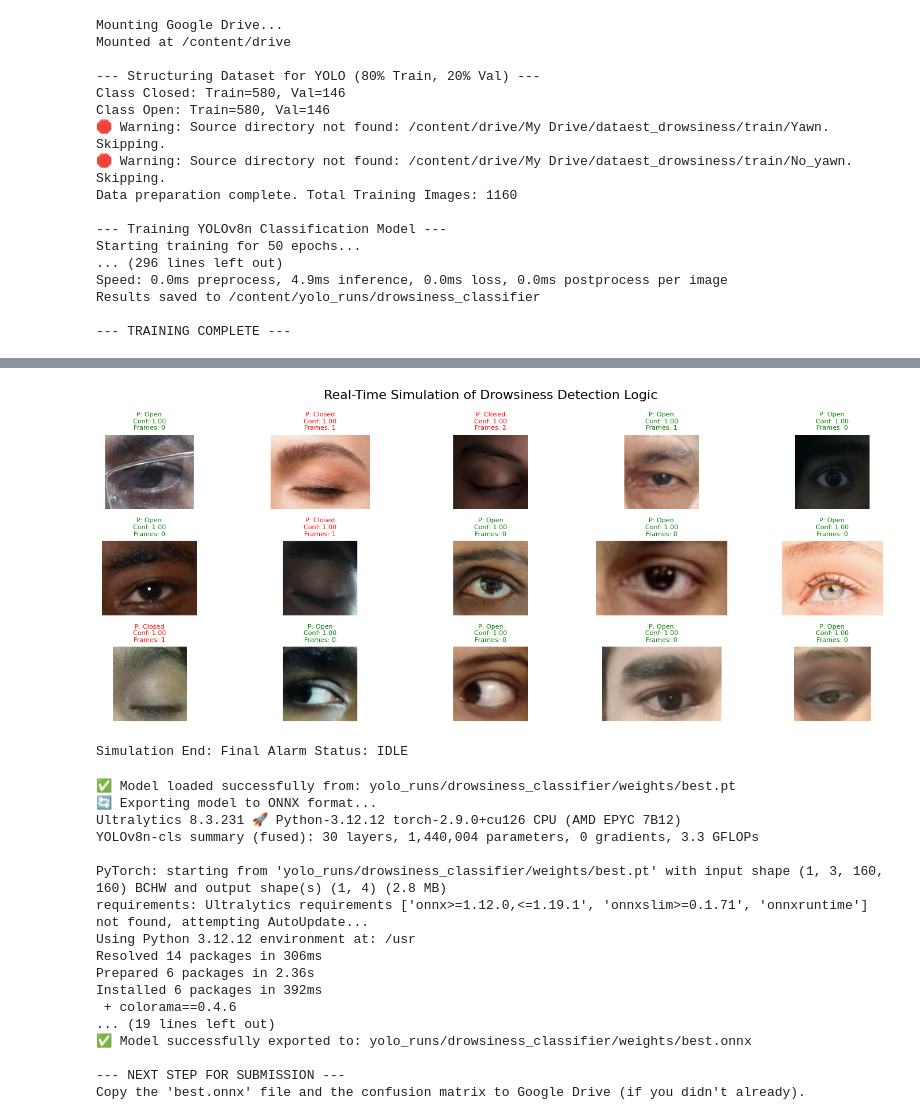
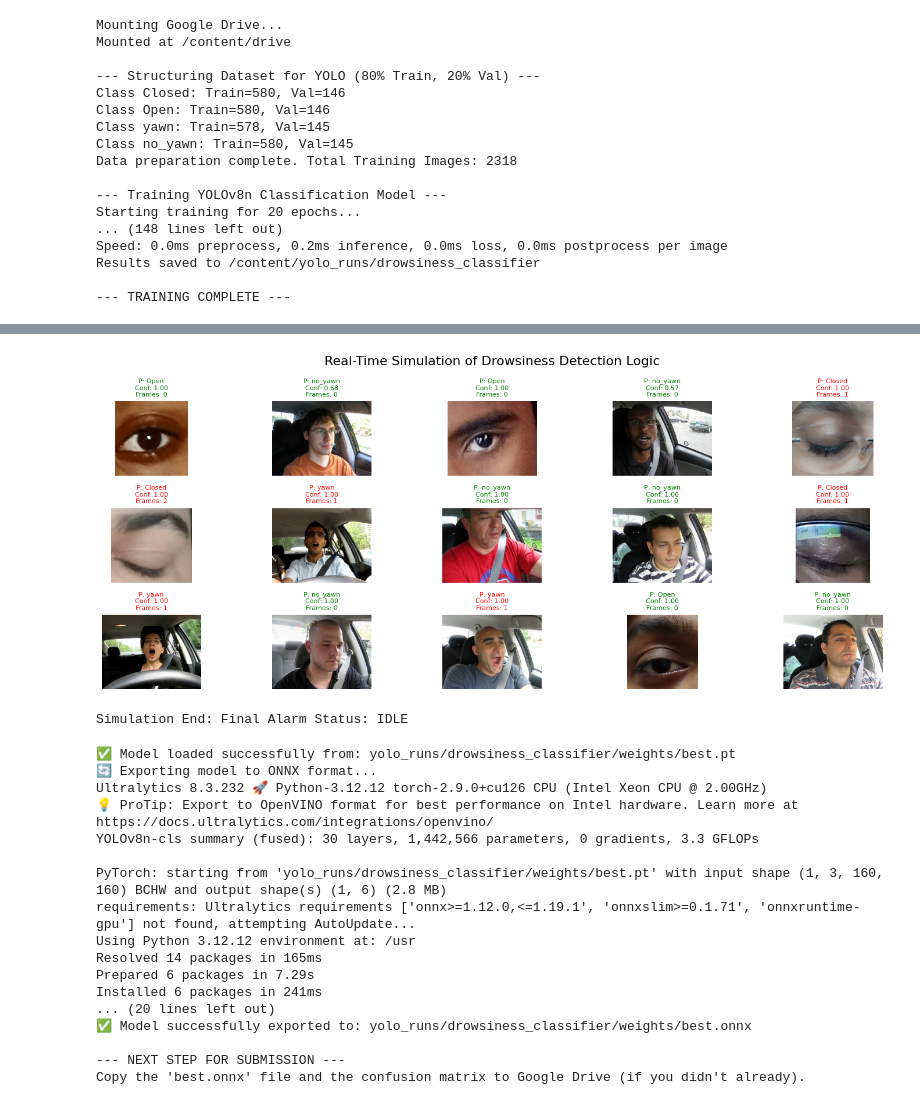
Before and after one commit to ssingla2005/Capstone, a Jupyter notebook: Untitled24.ipynb, the cells around one changed output, grey strips where cells are left out. Cells and saved outputs as stored; diff of their text form; code cells hidden in the pictures.

```diff
--- a/Untitled24.ipynb
+++ b/Untitled24.ipynb
@@ -47,7 +47,7 @@ drive.mount('/content/drive', force_remount=True)
 
 # Verify and set paths
 BASE_DATA_PATH = '/content/drive/My Drive/dataest_drowsiness/train'
-CLASS_NAMES = ['Closed', 'Open', 'Yawn', 'No_yawn']
+CLASS_NAMES = ['Closed', 'Open', 'yawn', 'no_yawn']
 YOLO_DATA_ROOT = '/content/yolo_drowsiness_data'
 TRAIN_DIR = os.path.join(YOLO_DATA_ROOT, 'train')
 VAL_DIR = os.path.join(YOLO_DATA_ROOT, 'val')
@@ -86,7 +86,7 @@ print("\n--- Training YOLOv8n Classification Model ---")
 
 model = YOLO('yolov8n-cls.pt')
 
-NUM_EPOCHS = 50
+NUM_EPOCHS = 20
 IMG_SIZE = 145
 BATCH_SIZE = 32
 
@@ -111,14 +111,14 @@ Mounted at /content/drive
 --- Structuring Dataset for YOLO (80% Train, 20% Val) ---
 Class Closed: Train=580, Val=146
 Class Open: Train=580, Val=146
-🛑 Warning: Source directory not found: /content/drive/My Drive/dataest_drowsiness/train/Yawn. Skipping.
-🛑 Warning: Source directory not found: /content/drive/My Drive/dataest_drowsiness/train/No_yawn. Skipping.
-Data preparation complete. Total Training Images: 1160
+Class yawn: Train=578, Val=145
+Class no_yawn: Train=580, Val=145
+Data preparation complete. Total Training Images: 2318
 
 --- Training YOLOv8n Classification Model ---
-Starting training for 50 epochs...
-... (296 lines left out)
-Speed: 0.0ms preprocess, 4.9ms inference, 0.0ms loss, 0.0ms postprocess per image
+Starting training for 20 epochs...
+... (148 lines left out)
+Speed: 0.0ms preprocess, 0.2ms inference, 0.0ms loss, 0.0ms postprocess per image
 Results saved to /content/yolo_runs/drowsiness_classifier
 
 --- TRAINING COMPLETE ---
@@ -137,7 +137,7 @@ from ultralytics import YOLO # Ensure this import is successful now!
 RUNS_DIR = 'yolo_runs'
 PROJECT_NAME = 'drowsiness_classifier'
 VAL_DIR = '/content/yolo_drowsiness_data/val'
-CLASS_NAMES = ['Closed', 'Open', 'Yawn', 'No_yawn']
+CLASS_NAMES = ['Closed', 'Open', 'yawn', 'no_yawn']
 
 # Construct the path to the best weights
 BEST_WEIGHTS_PATH = os.path.join(RUNS_DIR, PROJECT_NAME, 'weights/best.pt')
@@ -199,7 +199,7 @@ else:
             CLOSED_EYE_COUNT += 1
             YAWN_COUNT = 0
             status_color = 'red'
-        elif predicted_class_name == 'Yawn' and confidence > DROWSINESS_THRESHOLD:
+        elif predicted_class_name == 'yawn' and confidence > DROWSINESS_THRESHOLD:
             YAWN_COUNT += 1
             CLOSED_EYE_COUNT = 0
             status_color = 'red'
@@ -235,20 +235,20 @@ Requirement already satisfied: ultralytics in /usr/local/lib/python3.12/dist-pac
 Requirement already satisfied: numpy>=1.23.0 in /usr/local/lib/python3.12/dist-packages (from ultralytics) (2.0.2)
 Requirement already satisfied: matplotlib>=3.3.0 in /usr/local/lib/python3.12/dist-packages (from ultralytics) (3.10.0)
 Requirement already satisfied: opencv-python>=4.6.0 in /usr/local/lib/python3.12/dist-packages (from ultralytics) (4.12.0.88)
 Requirement already satisfied: pillow>=7.1.2 in /usr/local/lib/python3.12/dist-packages (from ultralytics) (11.3.0)
 Requirement already satisfied: pyyaml>=5.3.1 in /usr/local/lib/python3.12/dist-packages (from ultralytics) (6.0.3)
 Requirement already satisfied: requests>=2.23.0 in /usr/local/lib/python3.12/dist-packages (from ultralytics) (2.32.4)
 Requirement already satisfied: scipy>=1.4.1 in /usr/local/lib/python3.12/dist-packages (from ultralytics) (1.16.3)
 Requirement already satisfied: torch>=1.8.0 in /usr/local/lib/python3.12/dist-packages (from ultralytics) (2.9.0+cu126)
 Requirement already satisfied: torchvision>=0.9.0 in /usr/local/lib/python3.12/dist-packages (from ultralytics) (0.24.0+cu126)
 Requirement already satisfied: psutil>=5.8.0 in /usr/local/lib/python3.12/dist-packages (from ultralytics) (5.9.5)
 Requirement already satisfied: polars>=0.20.0 in /usr/local/lib/python3.12/dist-packages (from ultralytics) (1.31.0)
 ... (54 lines left out)
 ## 📈 2. Hyperparameter Tuning (Evolution) - SKIPPED DUE TO PREVIOUS ERRORS.
 
 ## 🛠️ 3. Real-Time Deployment Simulation
 Simulating real-time feed with 15 frames...
-[figure, old version]
+[figure, new version]
 Simulation End: Final Alarm Status: IDLE
 # %%
 import os
@@ -283,17 +283,17 @@ else:
 # %% [output]
 ✅ Model loaded successfully from: yolo_runs/drowsiness_classifier/weights/best.pt
 🔄 Exporting model to ONNX format...
-Ultralytics 8.3.231 🚀 Python-3.12.12 torch-2.9.0+cu126 CPU (AMD EPYC 7B12)
-YOLOv8n-cls summary (fused): 30 layers, 1,440,004 parameters, 0 gradients, 3.3 GFLOPs
+Ultralytics 8.3.232 🚀 Python-3.12.12 torch-2.9.0+cu126 CPU (Intel Xeon CPU @ 2.00GHz)
+💡 ProTip: Export to OpenVINO format for best performance on Intel hardware. Learn more at https://docs.ultralytics.com/integrations/openvino/
+YOLOv8n-cls summary (fused): 30 layers, 1,442,566 parameters, 0 gradients, 3.3 GFLOPs
 
-PyTorch: starting from 'yolo_runs/drowsiness_classifier/weights/best.pt' with input shape (1, 3, 160, 160) BCHW and output shape(s) (1, 4) (2.8 MB)
-requirements: Ultralytics requirements ['onnx>=1.12.0,<=1.19.1', 'onnxslim>=0.1.71', 'onnxruntime'] not found, attempting AutoUpdate...
+PyTorch: starting from 'yolo_runs/drowsiness_classifier/weights/best.pt' with input shape (1, 3, 160, 160) BCHW and output shape(s) (1, 6) (2.8 MB)
+requirements: Ultralytics requirements ['onnx>=1.12.0,<=1.19.1', 'onnxslim>=0.1.71', 'onnxruntime-gpu'] not found, attempting AutoUpdate...
 Using Python 3.12.12 environment at: /usr
-Resolved 14 packages in 306ms
-Prepared 6 packages in 2.36s
-Installed 6 packages in 392ms
- + colorama==0.4.6
-... (19 lines left out)
+Resolved 14 packages in 165ms
+Prepared 6 packages in 7.29s
+Installed 6 packages in 241ms
+... (20 lines left out)
 ✅ Model successfully exported to: yolo_runs/drowsiness_classifier/weights/best.onnx
 
 --- NEXT STEP FOR SUBMISSION ---
```
Also changed, not shown: parts of 4 cells of this notebook.
